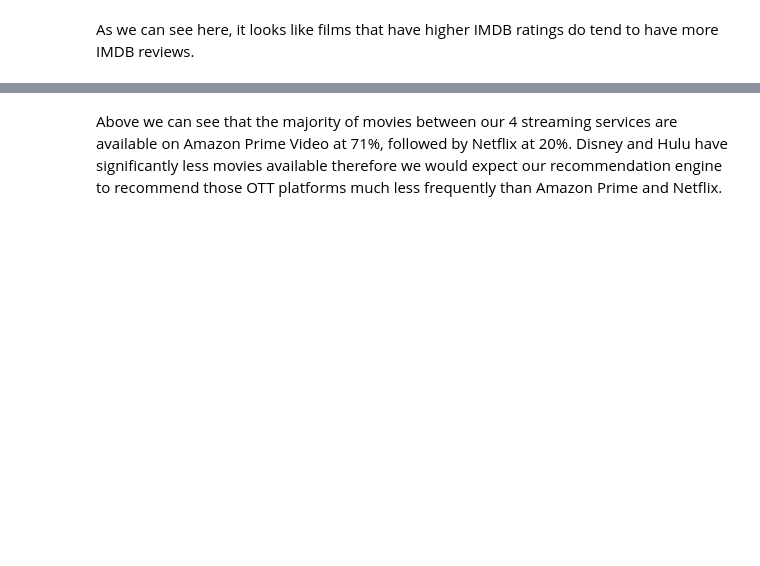
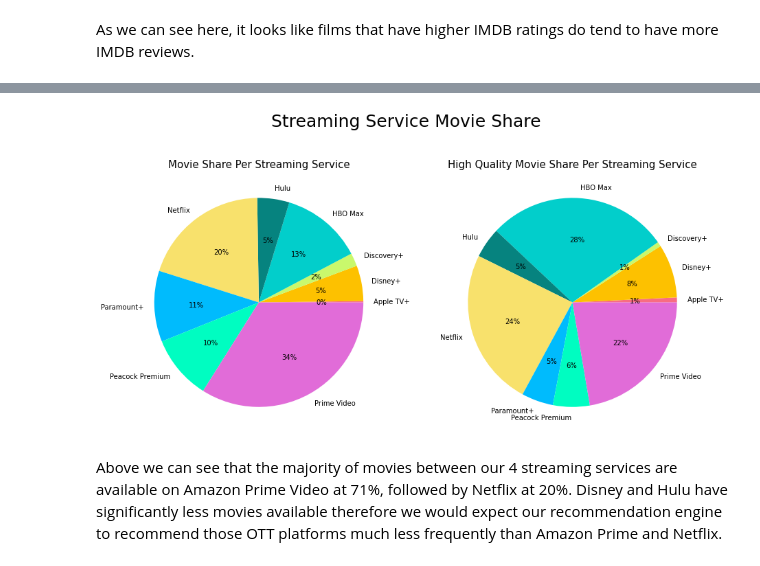
Before and after one commit to kevgross89/Apple-TV-Movie-Recommendation-Engine, a Jupyter notebook: Copy of Notebook 1.6.ipynb, the cells around one changed output, grey strips where cells are left out. Saved outputs shown, nothing was run; the diff lists cells and outputs as text; code cells hidden in the pictures; blank space fills up the shorter version.

```diff
--- a/Copy of Notebook 1.6.ipynb
+++ b/Copy of Notebook 1.6.ipynb
@@ -2080,2 +2089,25 @@ plt.show()
+# %%
+fig, (ax1, ax2) = plt.subplots(1,2,figsize=(15,8))
+
+# Define data
+total_movies = [44, 1129, 417, 2586, 1019, 4091, 2257, 2051, 6985]
+high_quality_movies = [14, 152, 13, 517, 86, 447, 90, 104, 409]
+labels = ['Apple TV+', 'Disney+', 'Discovery+', 'HBO Max', 'Hulu', 'Netflix',
+          'Paramount+', 'Peacock Premium', 'Prime Video']
+
+colors= ['#f86c83', '#fdc100', '#c9f86c', '#02cecb', '#06837f', '#f8e16c', '#00bbfd', '#00fdc1', '#e16cd8']
+
+# Create pie chart
+fig.suptitle("Streaming Service Movie Share", fontsize=25)
+
+ax1.pie(total_movies, labels = labels, colors = colors, autopct='%.0f%%')
+ax1.set_title("Movie Share Per Streaming Service", fontsize=15)
+
+ax2.pie(high_quality_movies, labels = labels, colors = colors, autopct='%.0f%%')
+ax2.set_title("High Quality Movie Share Per Streaming Service", fontsize=15)
+
+plt.show()
+# %% [output]
+[figure, added]
 # %% [markdown]
 Above we can see that the majority of movies between our 4 streaming services are available on Amazon Prime Video at 71%, followed by Netflix at 20%. Disney and Hulu have significantly less movies available therefore we would expect our recommendation engine to recommend those OTT platforms much less frequently than Amazon Prime and Netflix.
```
Also changed, not shown: parts of 2 cells of this notebook, 3 other files.
